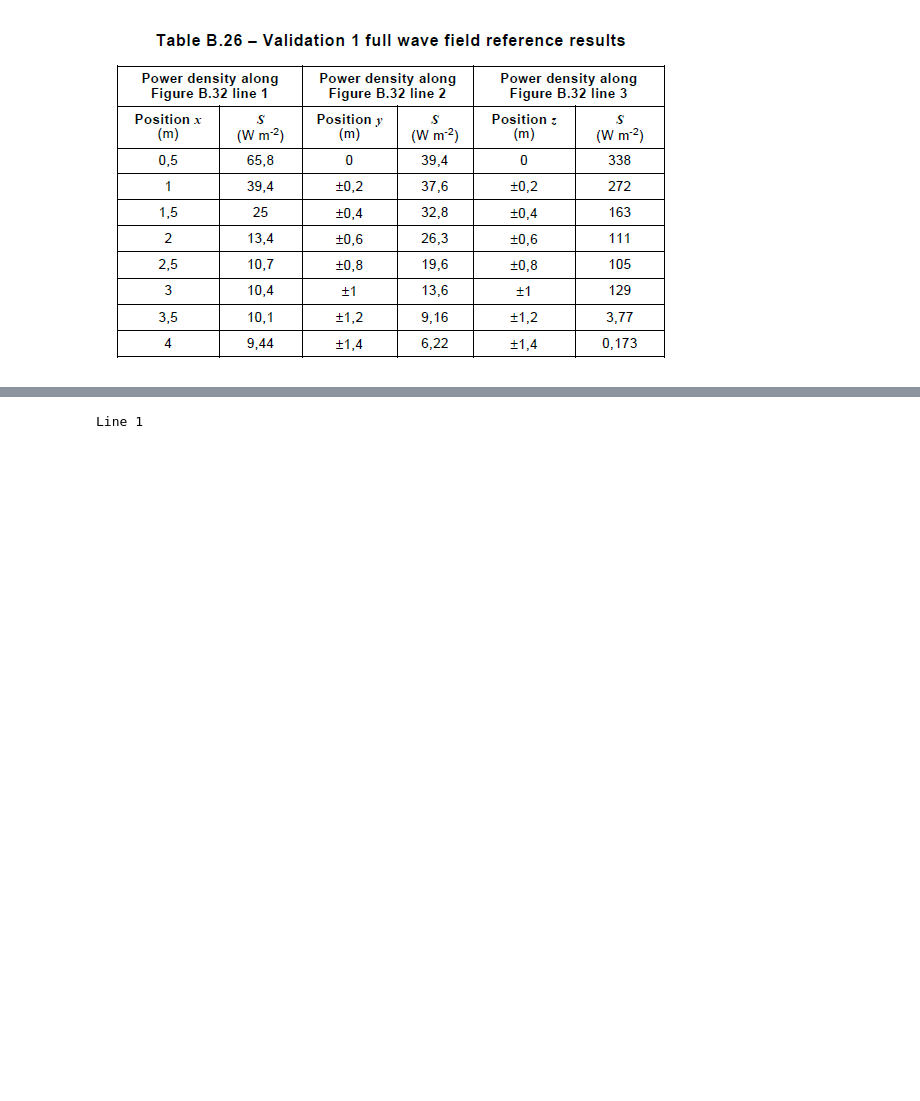
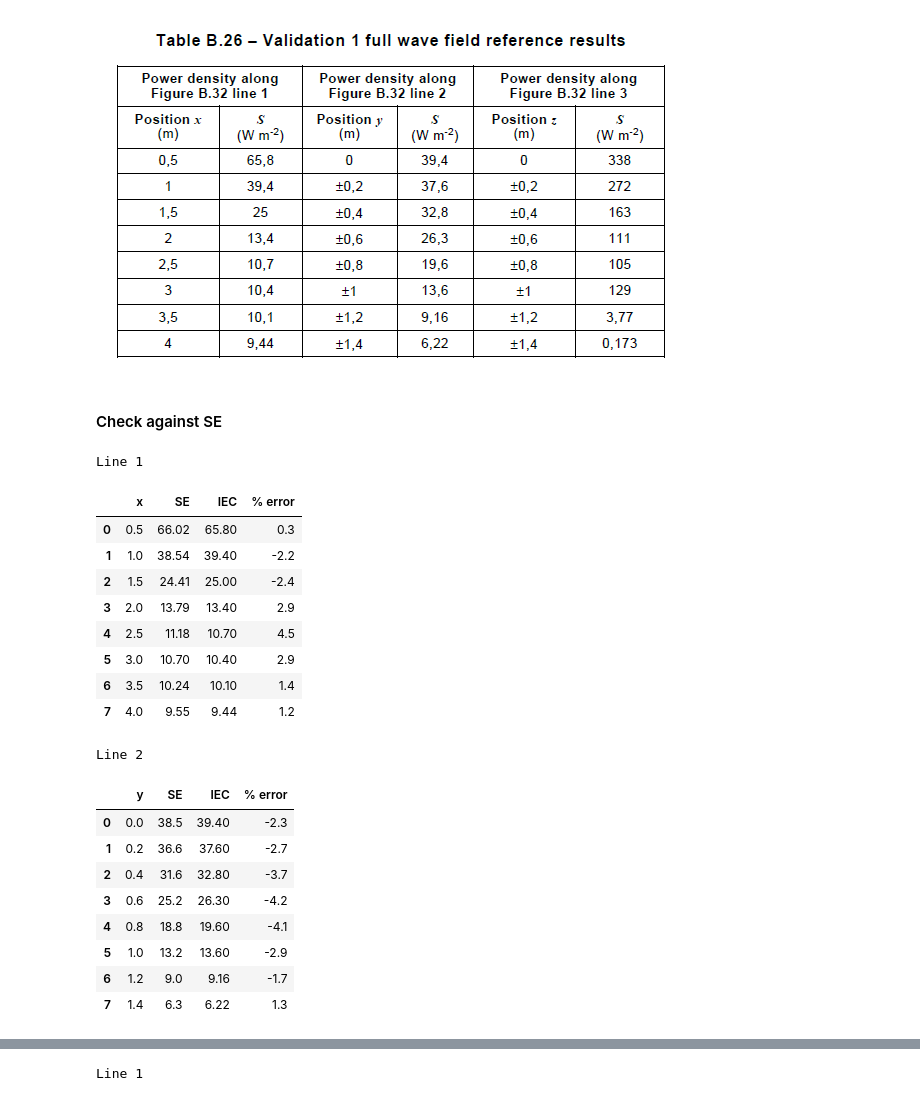
Before and after one commit to dreme/spatial-averaging-wg, a Jupyter notebook: notebooks/SpatAvg_MBSpanel.ipynb, the cells around one changed output, grey strips where cells are left out. Drawn from its saved outputs; the diff is of its cells as text; code cells hidden in the pictures; blank space fills up the shorter version.

```diff
--- a/notebooks/SpatAvg_MBSpanel.ipynb
+++ b/notebooks/SpatAvg_MBSpanel.ipynb
@@ -157,3 +157,46 @@ print(*R.grid.items(),sep='\n')
 ### Check S values against IEC 62232 validation results
 # %% [markdown]
 ![IEC 62232 validation table.PNG](attachment:841fdd02-a9aa-408d-b546-f451df10c514.PNG)
+# %% [markdown]
+#### Check against SE
+# %%
+# Check 1
+xpoints = np.arange(0.5,4.5,0.5)
+mask = (R.S.x.isin(xpoints)) & (R.S.y == 0) & (R.S.z == 0)
+print("Line 1")
+line1 = R.S.loc[mask, ['x','SE']].round(2)
+line1['IEC'] = [65.8,39.4,25,13.4,10.7,10.4,10.1,9.44]
+line1['% error'] = ((line1.SE - line1.IEC) / line1.IEC * 100).round(1)
+line1 = line1.reset_index(drop=True)
+display(line1)
+
+# Check 2
+ypoints = np.round(np.arange(0,1.6,0.2),1)
+mask = (R.S.y.isin(ypoints)) & (R.S.x == 1) & (R.S.z == 0)
+print("Line 2")
+line2 = R.S.loc[mask, ['y','SE']].round(1)
+line2['IEC'] = [39.4,37.6,32.8,26.3,19.6,13.6,9.16,6.22]
+line2['% error'] = ((line2.SE - line2.IEC) / line2.IEC * 100).round(1)
+line2 = line2.reset_index(drop=True)
+display(line2)
+# %% [output]
+Line 1
+|  | x | SE | IEC | % error |
+| 0 | 0.5 | 66.02 | 65.80 | 0.3 |
+| 1 | 1.0 | 38.54 | 39.40 | -2.2 |
+| 2 | 1.5 | 24.41 | 25.00 | -2.4 |
+| 3 | 2.0 | 13.79 | 13.40 | 2.9 |
+| 4 | 2.5 | 11.18 | 10.70 | 4.5 |
+| 5 | 3.0 | 10.70 | 10.40 | 2.9 |
+| 6 | 3.5 | 10.24 | 10.10 | 1.4 |
+| 7 | 4.0 | 9.55 | 9.44 | 1.2 |
+Line 2
+|  | y | SE | IEC | % error |
+| 0 | 0.0 | 38.5 | 39.40 | -2.3 |
+| 1 | 0.2 | 36.6 | 37.60 | -2.7 |
+| 2 | 0.4 | 31.6 | 32.80 | -3.7 |
+| 3 | 0.6 | 25.2 | 26.30 | -4.2 |
+| 4 | 0.8 | 18.8 | 19.60 | -4.1 |
+| 5 | 1.0 | 13.2 | 13.60 | -2.9 |
+| 6 | 1.2 | 9.0 | 9.16 | -1.7 |
+| 7 | 1.4 | 6.3 | 6.22 | 1.3 |
```
Also changed, not shown: parts of 10 cells of this notebook, 12 other files.
